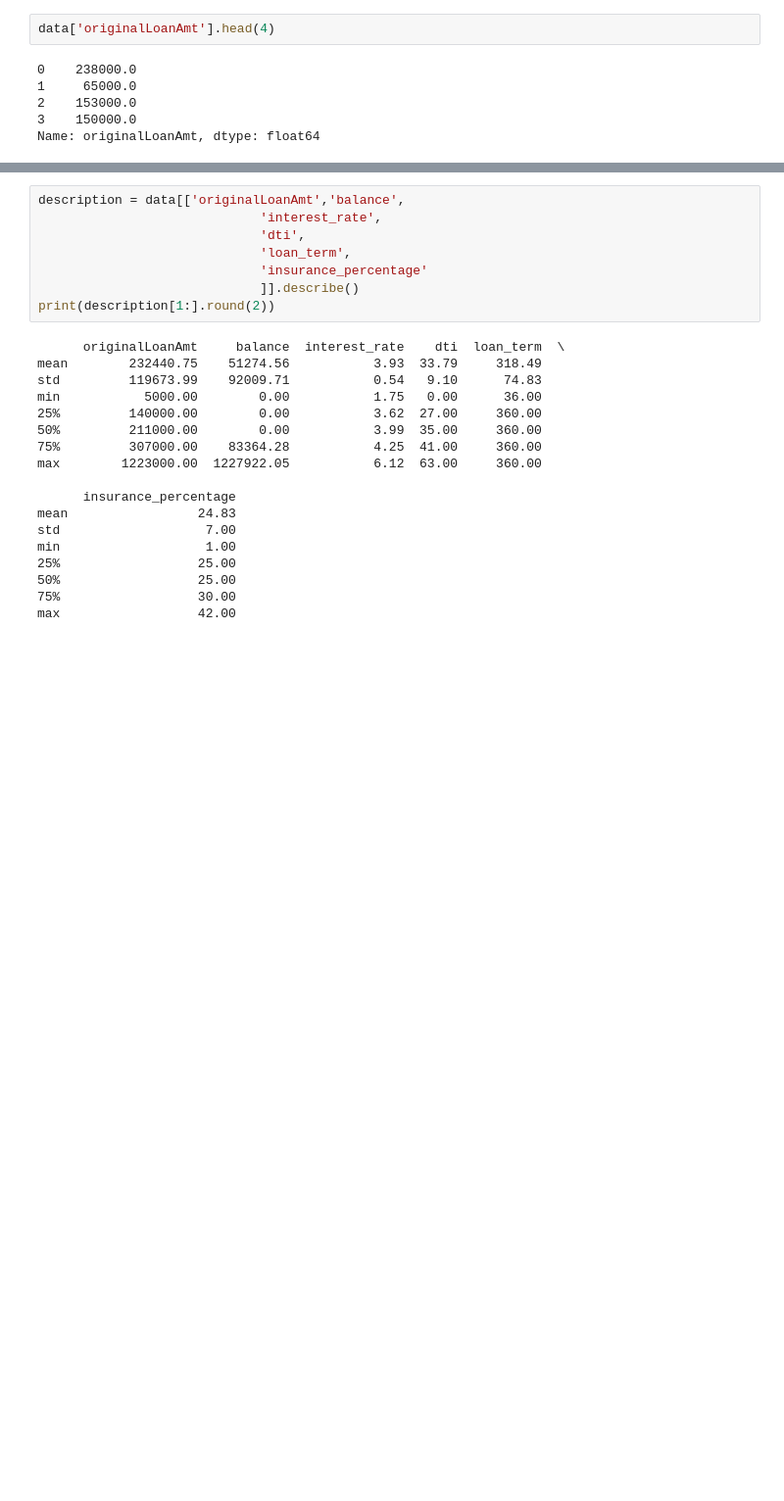
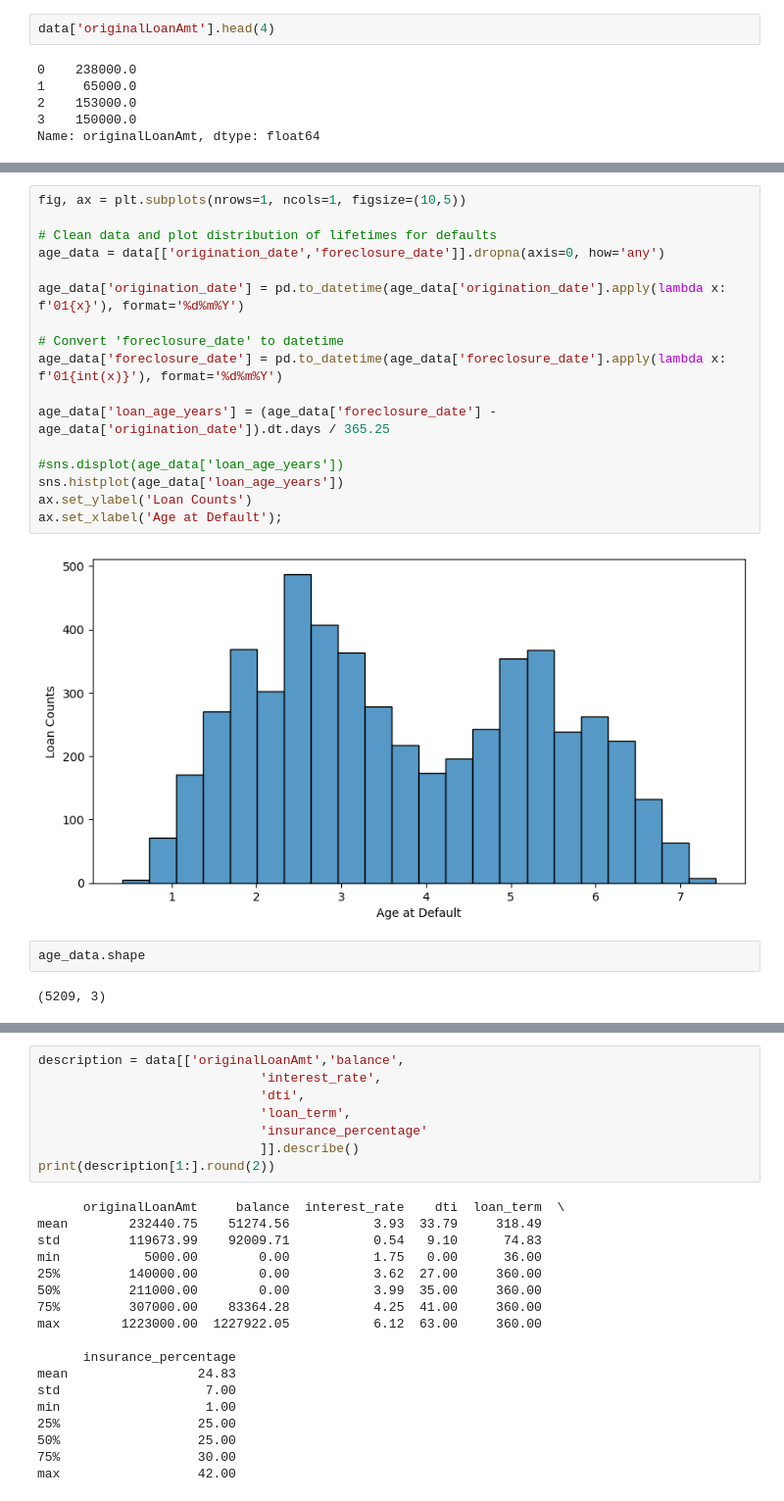
Before and after one commit to ManjuPallavi/FNMAProject, a Jupyter notebook: notebook/ExploratoryDataAnalysis.ipynb, the cells around one changed output, grey strips where cells are left out. Shown at 98% size. Cells and saved outputs as stored; diff of their text form; blank space fills up the shorter version.

```diff
--- a/notebook/ExploratoryDataAnalysis.ipynb
+++ b/notebook/ExploratoryDataAnalysis.ipynb
@@ -39,0 +52,23 @@ Name: originalLoanAmt, dtype: float64
+# %%
+fig, ax = plt.subplots(nrows=1, ncols=1, figsize=(10,5))
+
+# Clean data and plot distribution of lifetimes for defaults
+age_data = data[['origination_date','foreclosure_date']].dropna(axis=0, how='any')
+
+age_data['origination_date'] = pd.to_datetime(age_data['origination_date'].apply(lambda x: f'01{x}'), format='%d%m%Y')
+
+# Convert 'foreclosure_date' to datetime
+age_data['foreclosure_date'] = pd.to_datetime(age_data['foreclosure_date'].apply(lambda x: f'01{int(x)}'), format='%d%m%Y')
+
+age_data['loan_age_years'] = (age_data['foreclosure_date'] - age_data['origination_date']).dt.days / 365.25
+
+#sns.displot(age_data['loan_age_years'])
+sns.histplot(age_data['loan_age_years'])
+ax.set_ylabel('Loan Counts')
+ax.set_xlabel('Age at Default');
+# %% [output]
+[figure, added]
+# %%
+age_data.shape
+# %% [output]
+(5209, 3)
```
Also changed, not shown: parts of 33 cells of this notebook, 4 other files.
